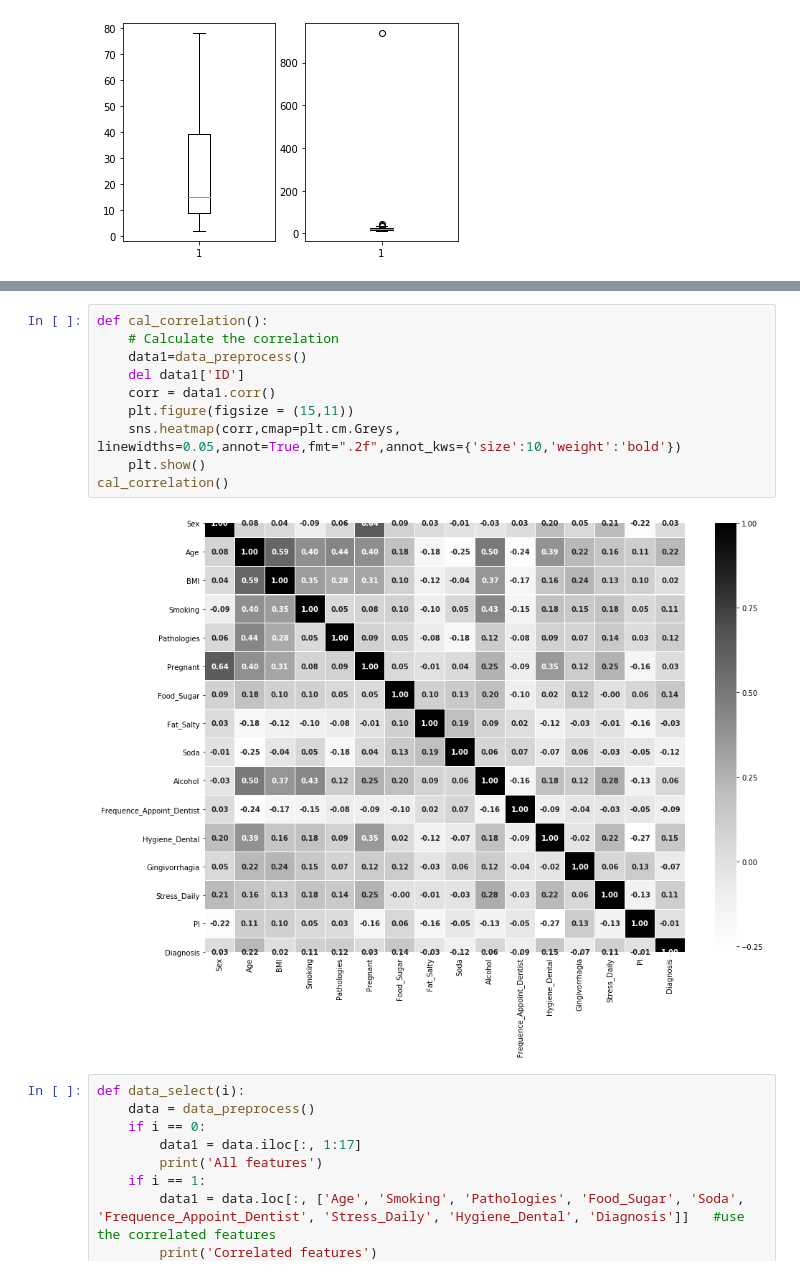
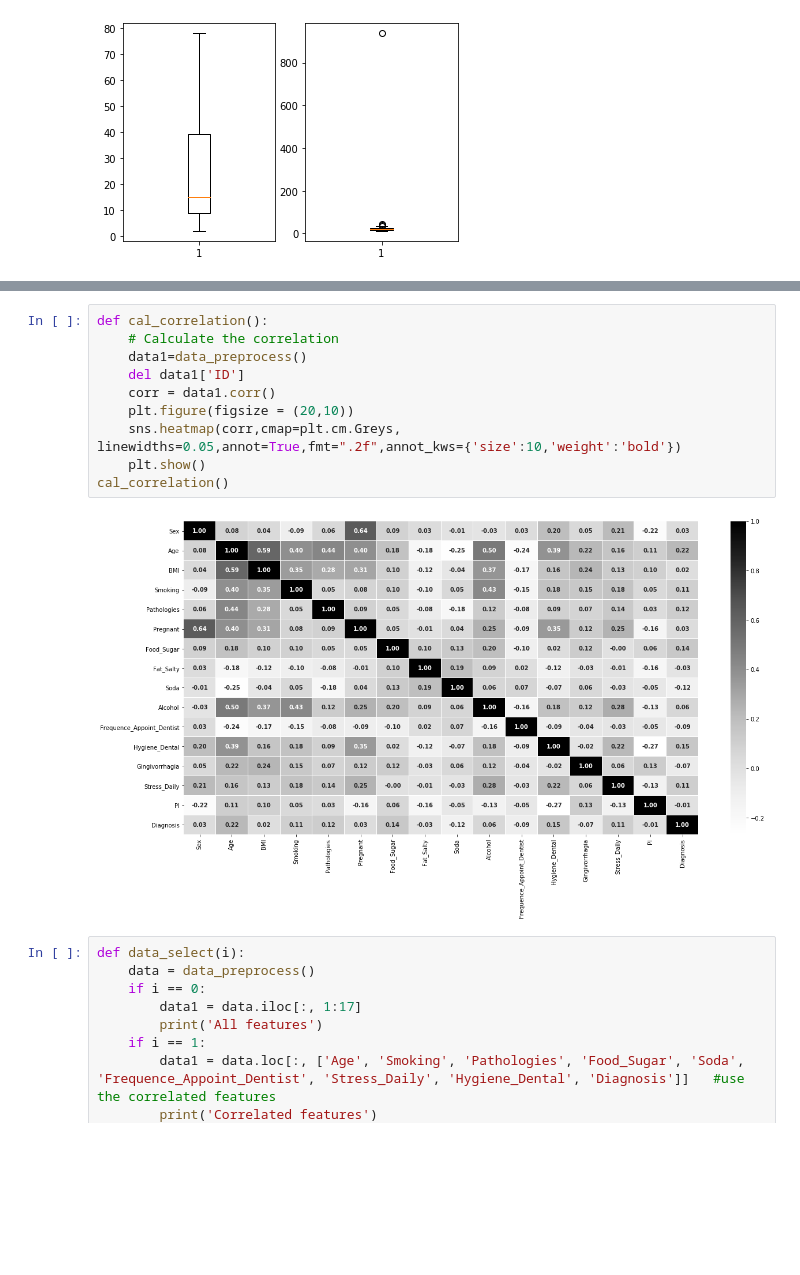
Before and after one commit to abbasumair-au/tooth-disease-prediction-CHU-data, a Jupyter notebook: Periodontitis_diagnise.ipynb, the cells around one changed output, grey strips where cells are left out. Drawn from its saved outputs; the diff is of its cells as text; blank space fills up the shorter version.

```diff
--- a/Periodontitis_diagnise.ipynb
+++ b/Periodontitis_diagnise.ipynb
@@ -164,15 +165,15 @@ data_preprocess()
 # %%
 def cal_correlation():
     # Calculate the correlation
     data1=data_preprocess()
     del data1['ID']
     corr = data1.corr()
-    plt.figure(figsize = (15,11))
+    plt.figure(figsize = (20,10))
     sns.heatmap(corr,cmap=plt.cm.Greys, linewidths=0.05,annot=True,fmt=".2f",annot_kws={'size':10,'weight':'bold'})
     plt.show()
 cal_correlation()
 # %% [output]
-[figure, old version]
+[figure, new version]
 # %%
 def data_select(i):
     data = data_preprocess()
```
Also changed, not shown: parts of 5 cells of this notebook.
